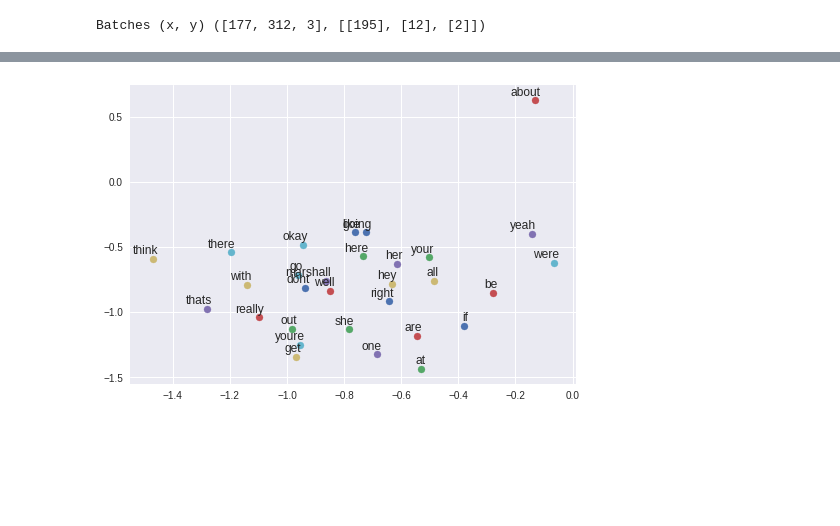
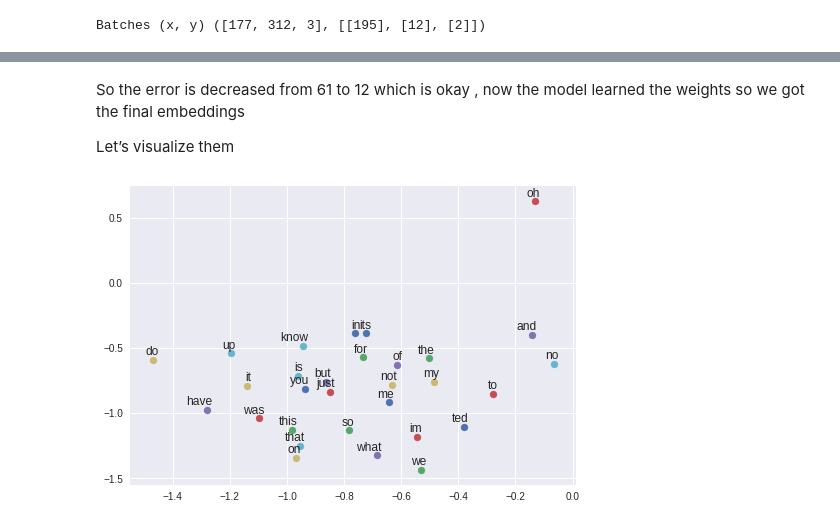
Before and after one commit to learning-stack/Colab-ML-Playbook, a Jupyter notebook: NLP/NLP2 - Code for Word2Vec/Word2Vec.ipynb, the cells around one changed output, grey strips where cells are left out. Cells and saved outputs as stored; diff of their text form; code cells hidden in the pictures; blank space fills up the shorter version.

```diff
--- a/NLP/NLP2 - Code for Word2Vec/Word2Vec.ipynb
+++ b/NLP/NLP2 - Code for Word2Vec/Word2Vec.ipynb
@@ -277,7 +317,7 @@ with tf.Session() as sess:
 import matplotlib.pyplot as plt
 # Show word2vec if dim is 2
 if trained_embeddings.shape[1] == 2:
-    labels = unique_words[:50] # Show top 10 words
+    labels = unique_words[:500] # Show top 500 words
     for i, label in enumerate(labels):
         x, y = trained_embeddings[i,:]
         plt.scatter(x, y)
@@ -300,14 +331,18 @@ Loss at  9000 12.341404
+# %% [markdown]
+So the error is decreased from 61 to 12 which is okay , now the model learned the weights so we got the final embeddings
+
+Let’s visualize them
 # %%
 import matplotlib.pyplot as plt
 # Show word2vec if dim is 2
 if trained_embeddings.shape[1] == 2:
-    labels = unique_words[30:60] # Show top 10 words
+    labels = unique_words[:30] # Show top 10 words
     for i, label in enumerate(labels):
         x, y = trained_embeddings[i,:]
         plt.scatter(x, y)
         plt.annotate(label, xy=(x, y), xytext=(5, 2),
             textcoords='offset points', ha='right', va='bottom')
     #plt.savefig("word2vec.png")
     plt.show()
 # %% [output]
-[figure, old version]
+[figure, new version]
```
Also changed, not shown: parts of 8 cells of this notebook.
